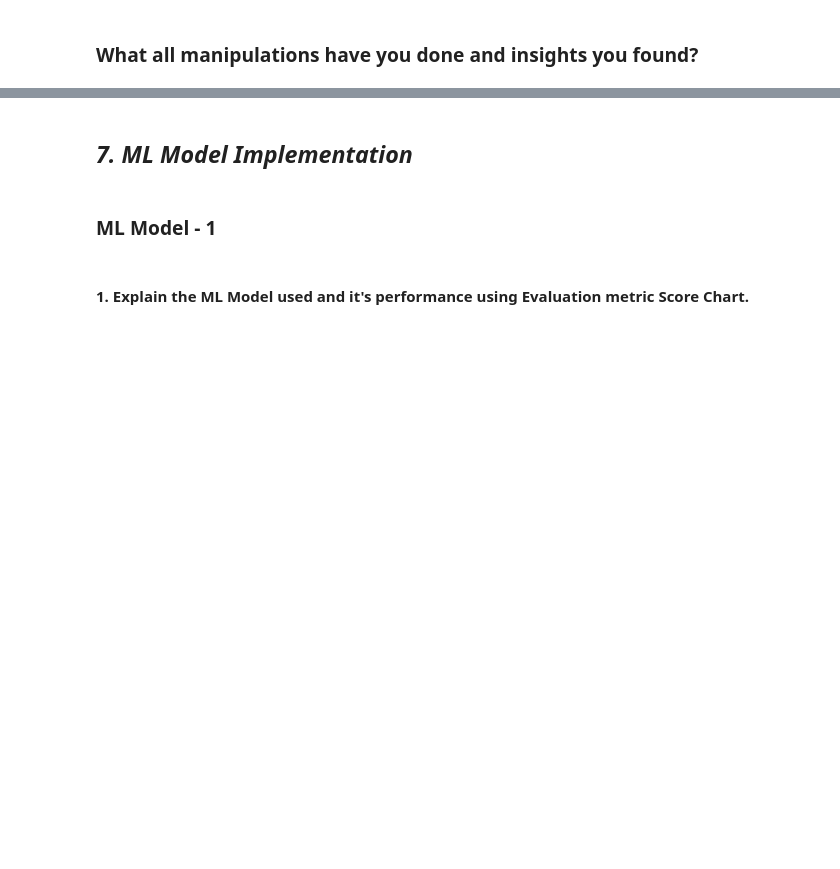
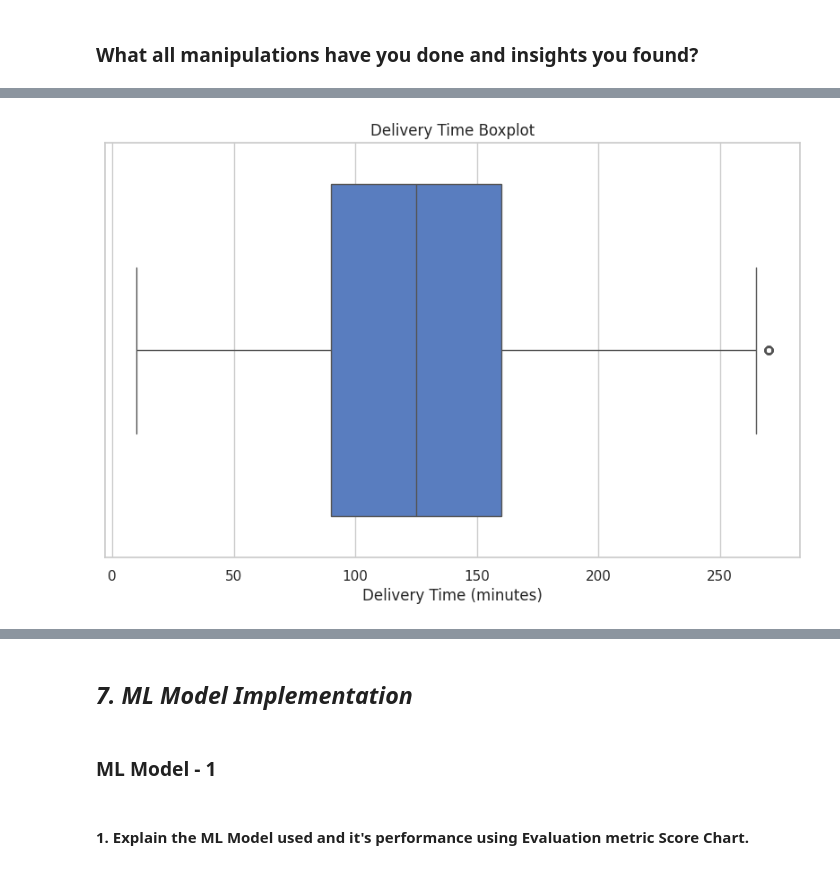
Before and after one commit to Jan2309jr/Amazon-Delivery-Time-Prediction, a Jupyter notebook: Amazon_Delivery_Time_Prediction.ipynb, the cells around one changed output, grey strips where cells are left out. Saved outputs shown, nothing was run; the diff lists cells and outputs as text; code cells hidden in the pictures; blank space fills up the shorter version.

```diff
--- a/Amazon_Delivery_Time_Prediction.ipynb
+++ b/Amazon_Delivery_Time_Prediction.ipynb
@@ -689,0 +366,8 @@ Answer Here.
+# %%
+# Boxplot
+sns.boxplot(x=df['Delivery_Time'])
+plt.title("Delivery Time Boxplot")
+plt.xlabel("Delivery Time (minutes)")
+plt.show()
+# %% [output]
+[figure, added]
```
Also changed, not shown: parts of 276 cells of this notebook.
